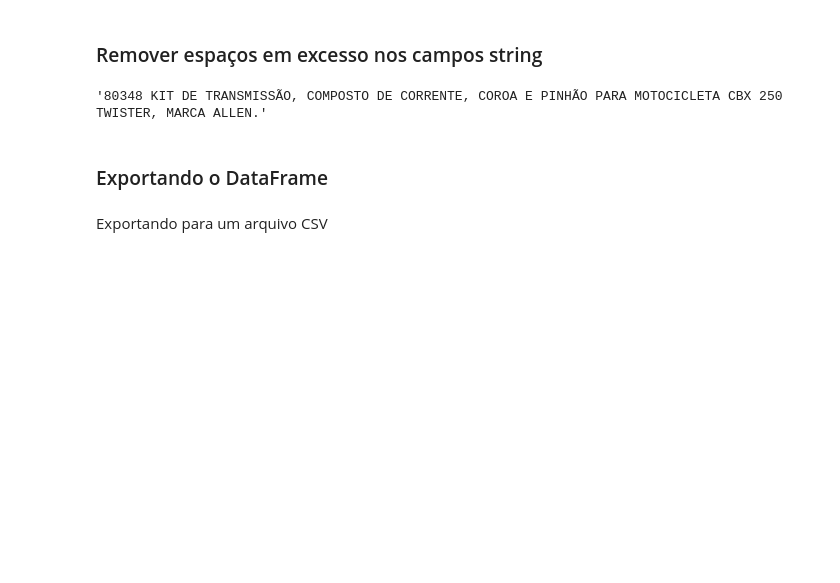
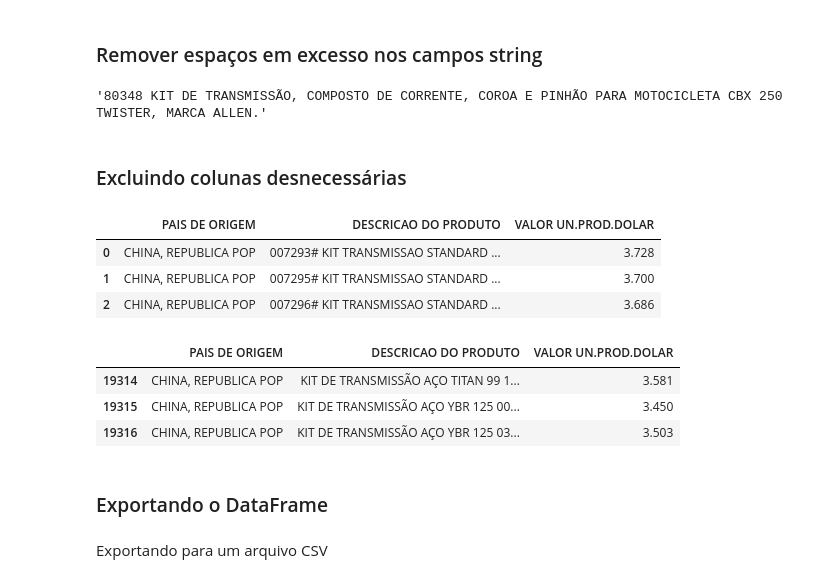
Before and after one commit to kaduleite/TCC_PUC_MG_2021, a Jupyter notebook: notebooks/1a_trataCSVsSiscori.ipynb, the cells around one changed output. Drawn from its saved outputs; the diff is of its cells as text; code cells hidden in the pictures; blank space fills up the shorter version.

```diff
--- a/notebooks/1a_trataCSVsSiscori.ipynb
+++ b/notebooks/1a_trataCSVsSiscori.ipynb
@@ -218,6 +206,47 @@ for coluna in colstr:
 df['DESCRICAO DO PRODUTO'][5]
 # %% [output]
 '80348 KIT DE TRANSMISSÃO, COMPOSTO DE CORRENTE, COROA E PINHÃO PARA MOTOCICLETA CBX 250 TWISTER, MARCA ALLEN.'
+# %% [markdown]
+### Excluindo colunas desnecessárias
+# %%
+excluir=['NUMERO DE ORDEM',
+         'ANOMES',
+         'COD.NCM',
+         'DESCRICAO DO CODIGO NCM',
+         'PAIS.OR',
+         'PAIS.AQ',
+         'PAIS DE AQUISICAO',
+         'UND.ESTAT.',
+         'UNIDADE DE MEDIDA',
+         'UNIDADE COMERC.',
+         'QTDE ESTATISTICA',
+         'PESO LIQUIDO',
+         'VMLE DOLAR',
+         'VL FRETE DOLAR',
+         'VL SEGURO DOLAR',
+         'QTD COMERCIAL.',
+         'TOT.UN.PROD.DOLAR',
+         'UNIDADE DESEMBARQUE',
+         'UNIDADE DESEMBARACO',
+         'INCOTERM',
+         'NAT.INFORMACAO',
+         'SITUACAO DO DESPACHO']
+# %%
+df=df.drop(excluir, axis=1)
+# %%
+df.head(3)
+# %% [output]
+|  | PAIS DE ORIGEM | DESCRICAO DO PRODUTO | VALOR UN.PROD.DOLAR |
+| 0 | CHINA, REPUBLICA POP | 007293# KIT TRANSMISSAO STANDARD ... | 3.728 |
+| 1 | CHINA, REPUBLICA POP | 007295# KIT TRANSMISSAO STANDARD ... | 3.700 |
+| 2 | CHINA, REPUBLICA POP | 007296# KIT TRANSMISSAO STANDARD ... | 3.686 |
+# %%
+df.tail(3)
+# %% [output]
+|  | PAIS DE ORIGEM | DESCRICAO DO PRODUTO | VALOR UN.PROD.DOLAR |
+| 19314 | CHINA, REPUBLICA POP | KIT DE TRANSMISSÃO AÇO TITAN 99 1... | 3.581 |
+| 19315 | CHINA, REPUBLICA POP | KIT DE TRANSMISSÃO AÇO YBR 125 00... | 3.450 |
+| 19316 | CHINA, REPUBLICA POP | KIT DE TRANSMISSÃO AÇO YBR 125 03... | 3.503 |
 # %% [markdown]
 ### Exportando o DataFrame
 # %% [markdown]
```
Also changed, not shown: parts of 10 cells of this notebook, 6 other files.
